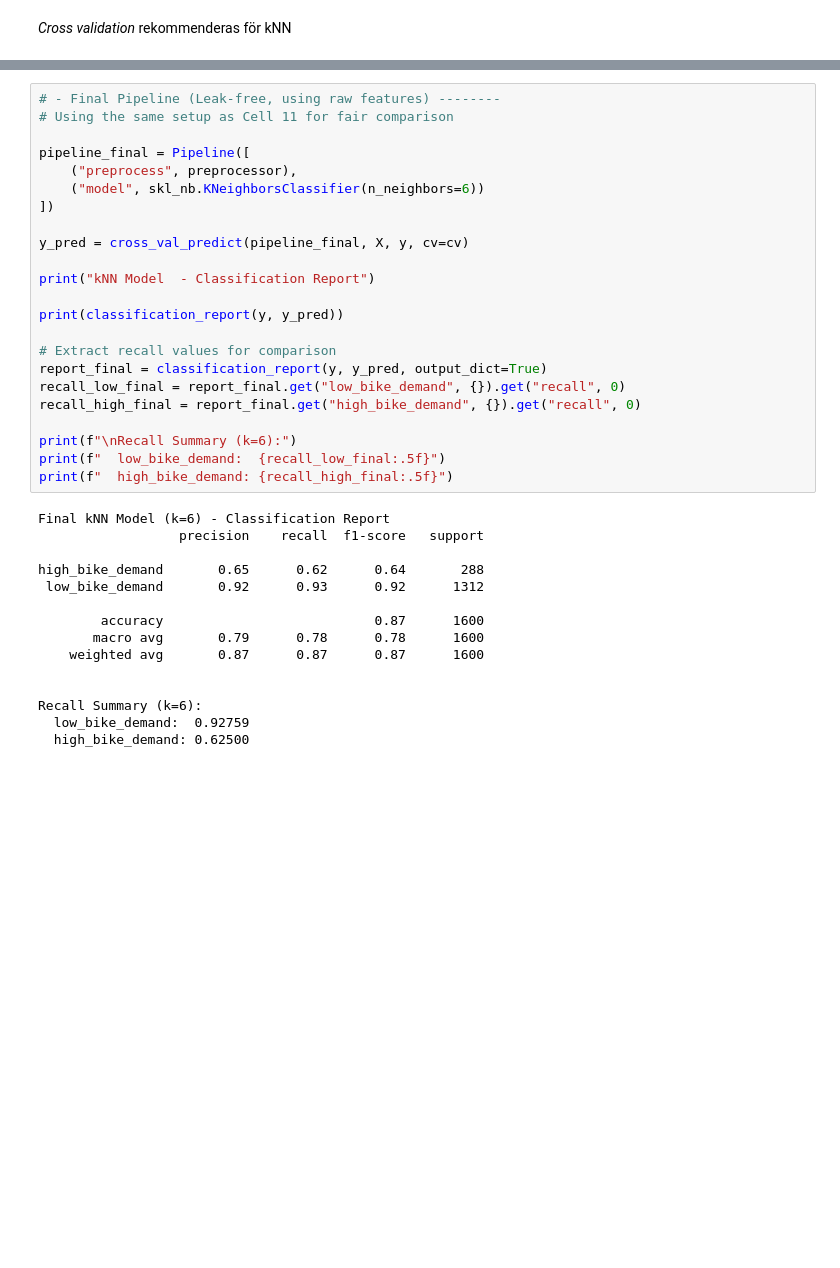
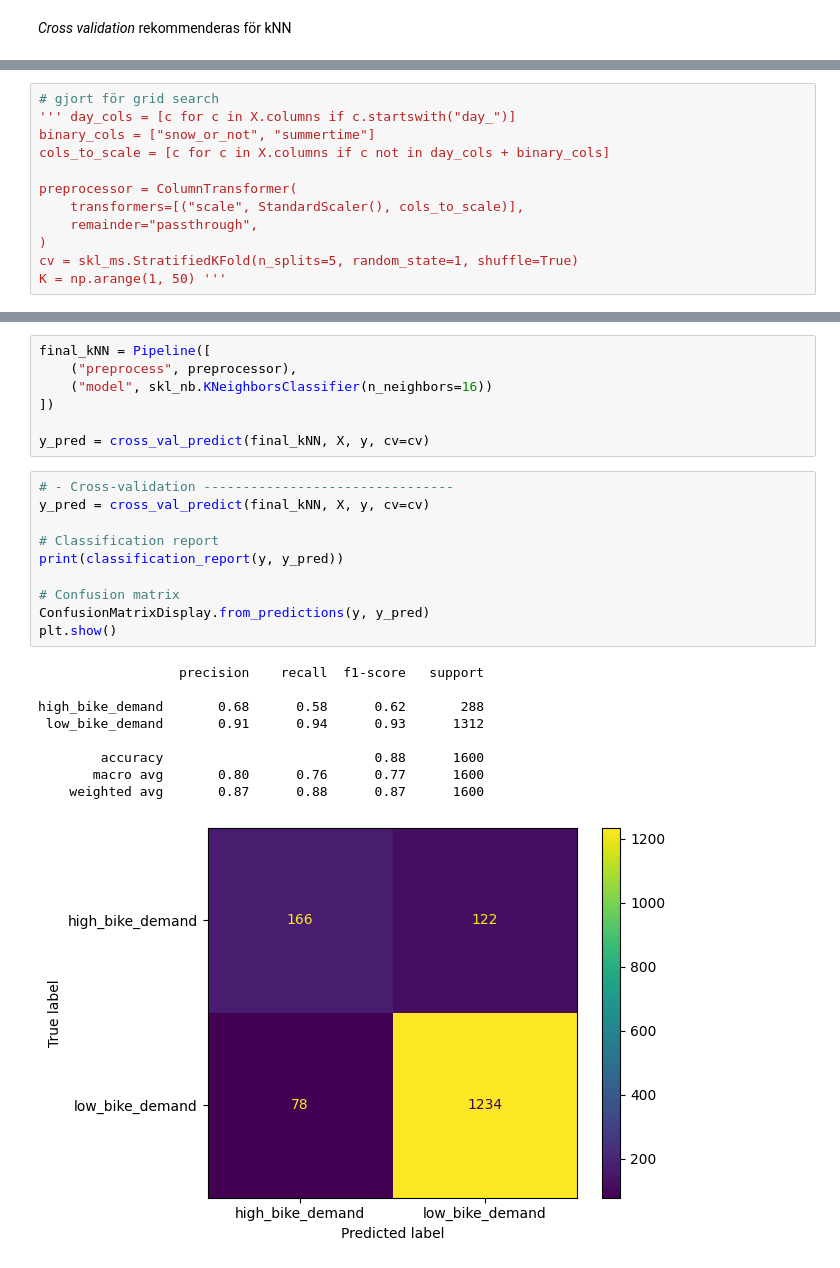
Before and after one commit to sebberendel/machine_learning_project, a Jupyter notebook: notebooks/xtremkarl.ipynb, the cells around one changed output, grey strips where cells are left out. Cells and saved outputs as stored; diff of their text form; blank space fills up the shorter version.

```diff
--- a/notebooks/xtremkarl.ipynb
+++ b/notebooks/xtremkarl.ipynb
@@ -231,0 +107,12 @@ k=9: high=0.56944, low=0.95198
+# %%
+# gjort för grid search
+''' day_cols = [c for c in X.columns if c.startswith("day_")]
+binary_cols = ["snow_or_not", "summertime"]
+cols_to_scale = [c for c in X.columns if c not in day_cols + binary_cols]
+
+preprocessor = ColumnTransformer(
+    transformers=[("scale", StandardScaler(), cols_to_scale)],
+    remainder="passthrough",
+)
+cv = skl_ms.StratifiedKFold(n_splits=5, random_state=1, shuffle=True)
+K = np.arange(1, 50) '''
@@ -232,39 +154,28 @@ k=9: high=0.56944, low=0.95198
 # %%
-# - Final Pipeline (Leak-free, using raw features) --------
-# Using the same setup as Cell 11 for fair comparison
-
-pipeline_final = Pipeline([
+final_kNN = Pipeline([
     ("preprocess", preprocessor),
-    ("model", skl_nb.KNeighborsClassifier(n_neighbors=6))
+    ("model", skl_nb.KNeighborsClassifier(n_neighbors=16))
 ])
 
-y_pred = cross_val_predict(pipeline_final, X, y, cv=cv)
-
-print("kNN Model  - Classification Report")
-
-print(classification_report(y, y_pred))
-
-# Extract recall values for comparison
-report_final = classification_report(y, y_pred, output_dict=True)
-recall_low_final = report_final.get("low_bike_demand", {}).get("recall", 0)
-recall_high_final = report_final.get("high_bike_demand", {}).get("recall", 0)
-
-print(f"\nRecall Summary (k=6):")
-print(f"  low_bike_demand:  {recall_low_final:.5f}")
-print(f"  high_bike_demand: {recall_high_final:.5f}")
+y_pred = cross_val_predict(final_kNN, X, y, cv=cv)
-# %% [output]
-Final kNN Model (k=6) - Classification Report
-                  precision    recall  f1-score   support
-
-high_bike_demand       0.65      0.62      0.64       288
- low_bike_demand       0.92      0.93      0.92      1312
-
-        accuracy                           0.87      1600
-       macro avg       0.79      0.78      0.78      1600
-    weighted avg       0.87      0.87      0.87      1600
-
-
-Recall Summary (k=6):
-  low_bike_demand:  0.92759
-  high_bike_demand: 0.62500
+# %%
+# - Cross-validation --------------------------------
+y_pred = cross_val_predict(final_kNN, X, y, cv=cv)
+
+# Classification report
+print(classification_report(y, y_pred))
+
+# Confusion matrix
+ConfusionMatrixDisplay.from_predictions(y, y_pred)
+plt.show()
+# %% [output]
+                  precision    recall  f1-score   support
+
+high_bike_demand       0.68      0.58      0.62       288
+ low_bike_demand       0.91      0.94      0.93      1312
+
+        accuracy                           0.88      1600
+       macro avg       0.80      0.76      0.77      1600
+    weighted avg       0.87      0.88      0.87      1600
+[figure, added]
 # %%
```
Also changed, not shown: parts of 11 cells of this notebook, 1 other file.
